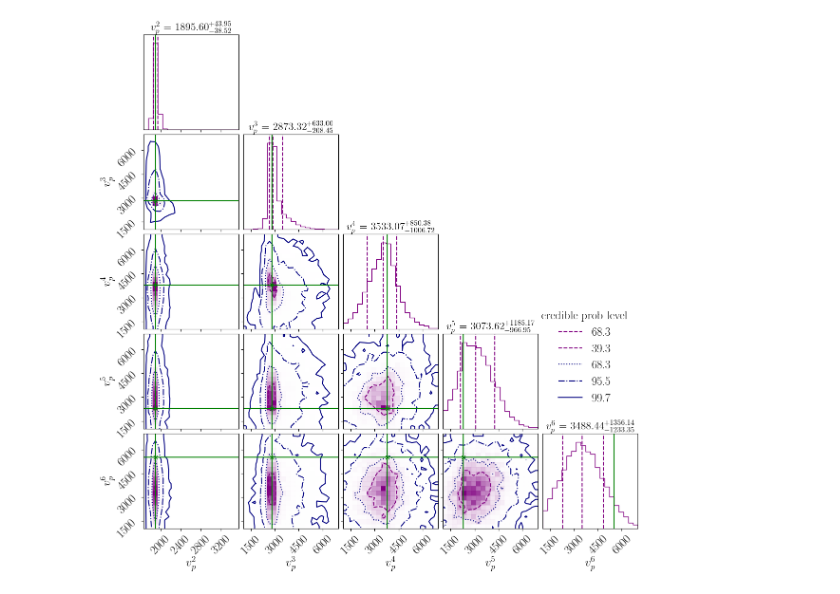
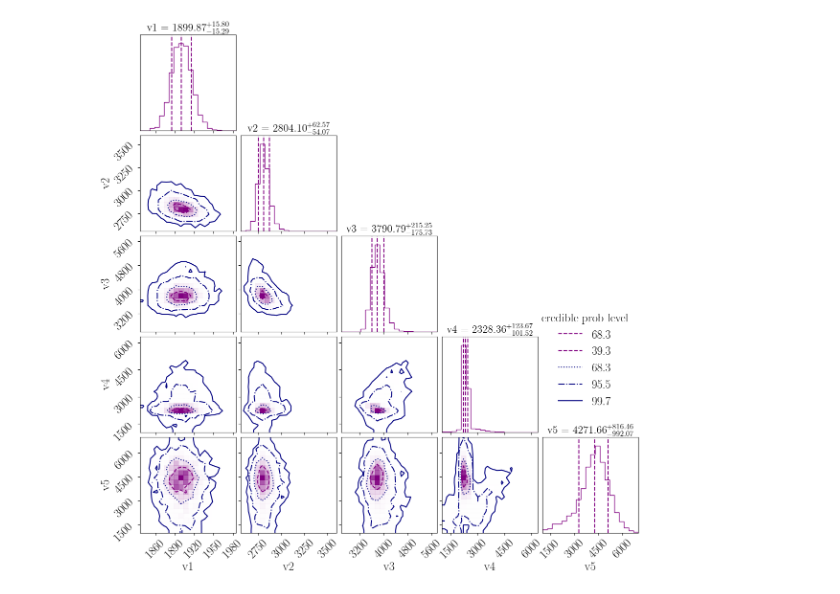
Before and after one commit to pmarchne/reflectivity-acoustic, a Jupyter notebook: notebooks/MCMC.ipynb, the cells around one changed output. Cells and saved outputs as stored; diff of their text form; code cells hidden in the pictures.

```diff
--- a/notebooks/MCMC.ipynb
+++ b/notebooks/MCMC.ipynb
@@ -167,10 +135,18 @@ print(grad_fd)'''
 # %%
+def log_posterior(vp, val):
+    return log_prior(vp) + log_likelihood(vp)/val
+
 vp0 = mu.copy()
 print(vp0)
 print("log_prior(mu):", log_prior(vp0))
 print("log_likelihood(mu):", log_likelihood(vp0))
+print("log_post(mu):", log_posterior(vp0, ratio))
 
 vp_test = mu + sigma   # one standard deviation perturbation
-print("log_prior(vp_test):", log_prior(vp_test))
-print("log_likelihood(vp_test):", log_likelihood(vp_test))
+print("log_prior(mean + sigma):", log_prior(vp_test))
+print("log_likelihood(mean + sigma):", log_likelihood(vp_test))
+print("log_post(mean + sigma):", log_posterior(vp_test, ratio))
+# reference
+print("log_likelihood(true):", log_likelihood(vps_ref[1:]))
+print("log_post(true):", log_posterior(vps_ref[1:], ratio))
 # %% [output]
@@ -185,16 +165,16 @@ def my_prior_transform(cube):
     # transform location parameter: uniform prior
     lo = 1000
     hi = 7000
-    for i in range(len(mu)):
+    for i in range(len(params)):
         params[i] = cube[i] * (hi - lo) + lo
     return params
 
 def my_likelihood(params):
     c1, c2, c3, c4, c5 = params
     c = np.array([c1, c2, c3, c4, c5])
-    return log_posterior(c)
+    return log_posterior(c, val=ratio/8.)
 # %%
-param_names = ['$v_p^2$', '$v_p^3$', '$v_p^4$', '$v_p^5$', '$v_p^6$']
+param_names = ['v1', 'v2', 'v3','v4', 'v5']
 sampler = ultranest.ReactiveNestedSampler(param_names, my_likelihood, my_prior_transform)
-result = sampler.run(min_ess=500, min_num_live_points=400, dKL=0.1, dlogz=0.1)
+result = sampler.run(min_ess=500, min_num_live_points=300)
 # %% [output]
@@ -234,25 +210,6 @@ insert order U test : converged: True correlation: inf iterations
 # %%
-vps_true = np.array([1900., 2800., 3800., 2300., 5500.])
-
-#mu = np.array([1800., 2500., 3000., 3000., 3500.])
-#sigma = np.array([500., 800., 1000., 1500., 1500.])
-figure = cornerplot(result, plot_density=True, show_titles=True, title_kwargs={"fontsize": 16})
-ndim = len(mu)
-axes = np.array(figure.axes).reshape((ndim, ndim))
-for i in range(ndim):
-    ax = axes[i, i]
-    #ax.set_xlim(1000., 6000.)
-    ax.axvline(vps_true[i], color="g")
-# Loop over the histograms
-for yi in range(ndim):
-    for xi in range(yi):
-        ax = axes[yi, xi]
-        ax.axvline(vps_true[xi], color="g")
-        ax.axhline(vps_true[yi], color="g")
-        ax.plot(vps_true[xi], vps_true[yi], "xg")
-        #ax.set_xlim(1000., 6000.)
-        #ax.set_ylim(1000., 6000.)
-
+vps_true = np.array([1900., 2800., 3800., 2300., 5000.])
+figure = cornerplot(result, plot_density=True, title_kwargs={"fontsize": 16})
 plt.show()
 # %% [output]
-[figure, old version]
+[figure, new version]
```
Also changed, not shown: parts of 17 cells of this notebook, 4 other files.
